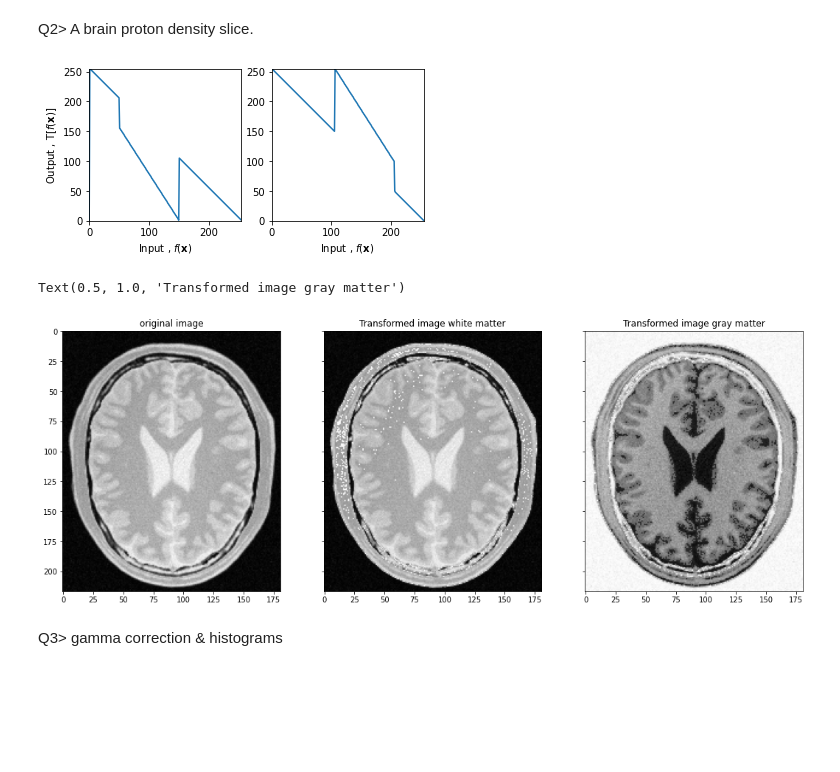
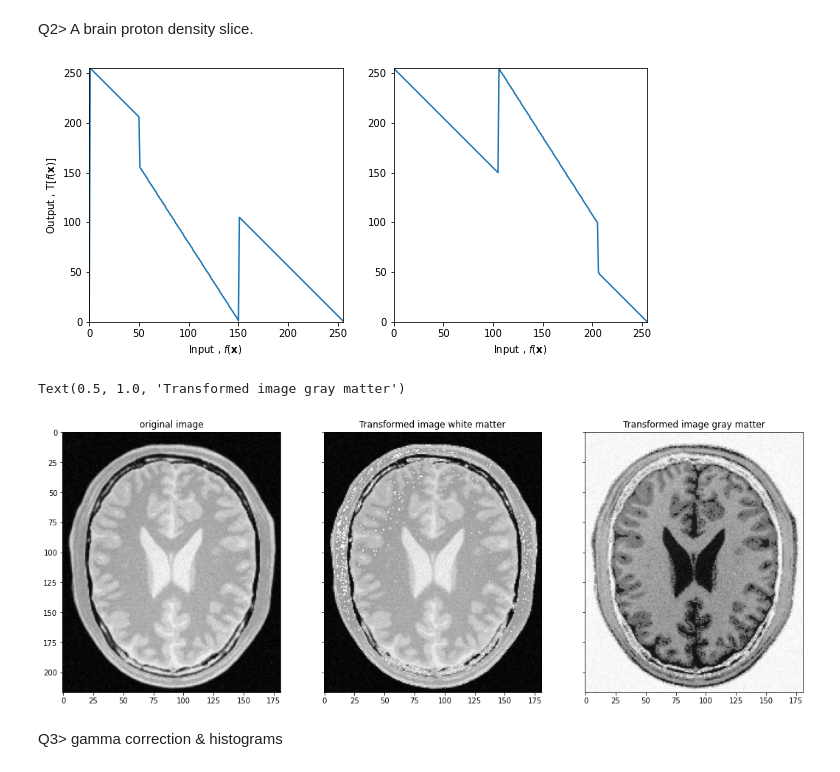
Before and after one commit to SajeepanTharumarasa/EN2550-Fundamentals-of-Image-Processing-and-Machine-Vision, a Jupyter notebook: Assignment_01/assignment_01_190539T.ipynb, the cells around one changed output. Drawn from its saved outputs; the diff is of its cells as text; code cells hidden in the pictures; blank space fills up the shorter version.

```diff
--- a/Assignment_01/assignment_01_190539T.ipynb
+++ b/Assignment_01/assignment_01_190539T.ipynb
@@ -42,11 +43,6 @@ Text(0.5, 1.0, 'transformed image')
 # %% [markdown]
 Q2> A brain proton density slice.
 # %%
-%matplotlib inline
-import matplotlib.pyplot as plt
-import numpy as np
-import cv2 as cv
-
 c=np.array([(50,50),(50,100),(150,150)])
 
 t1=np.linspace(0,c[0,1],c[0,0]+1).astype('uint8')
@@ -66,35 +62,35 @@ t_3=np.linspace(c[2,1],0,c[1,1]-c[2,1]).astype('uint8')
 t_w= np.concatenate((t_1,t_2),axis=0).astype('uint8')
 t_w= np.concatenate((t_w,t_3),axis=0).astype('uint8')
 
-fig,ax=plt.subplots(1,2)
+fig,ax=plt.subplots(1,2,figsize=(10,10))
 ax[0].plot(-transform)
 ax[0].set_xlabel(r'Input , $f ( \mathbf { x } ) $ ')
 ax[0].set_ylabel('Output , $\mathrm{T } [ f ( \mathbf { x } ) ] $')
 ax[0].set_xlim(0,255)
 ax[0].set_ylim(0,255)
 ax[0].set_aspect('equal')
 ax[1].plot(t_w)
 ax[1].set_xlabel(r'Input , $f ( \mathbf { x } ) $ ')
 ax[1].set_xlim(0,255)
 ax[1].set_ylim(0,255)
 ax[1].set_aspect('equal')
 plt.savefig('transform.png')
 plt.show()
 
 img_org =cv.imread('brain_proton_density_slice.png', cv.IMREAD_GRAYSCALE)
 image_trans_white = cv.LUT(img_org, transform)
 image_trans_gray = cv.LUT(img_org, t_w)
 
 7
 fig, ax  = plt.subplots(1,3, sharex='all', sharey='all', figsize=(18,18))
 ax[0].imshow(img_org,cmap='gray')
 ax[0].set_title('original image')
 ax[1].imshow(image_trans_white,cmap='gray')
 ax[1].set_title('Transformed image white matter')
 ax[2].imshow(image_trans_gray,cmap='gray')
 ax[2].set_title('Transformed image gray matter')
 # %% [output]
-[figure, old version]
+[figure, new version]
 Text(0.5, 1.0, 'Transformed image gray matter')
 [figure]
 # %% [markdown]
```
Also changed, not shown: parts of 12 cells of this notebook, 7 other files.
